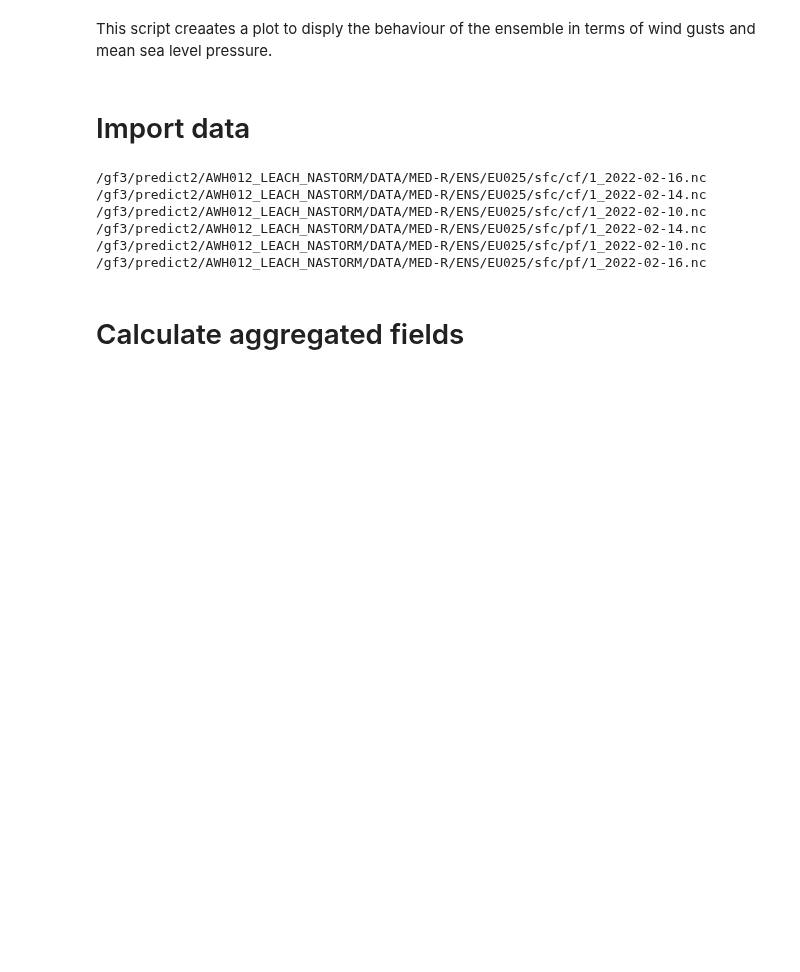
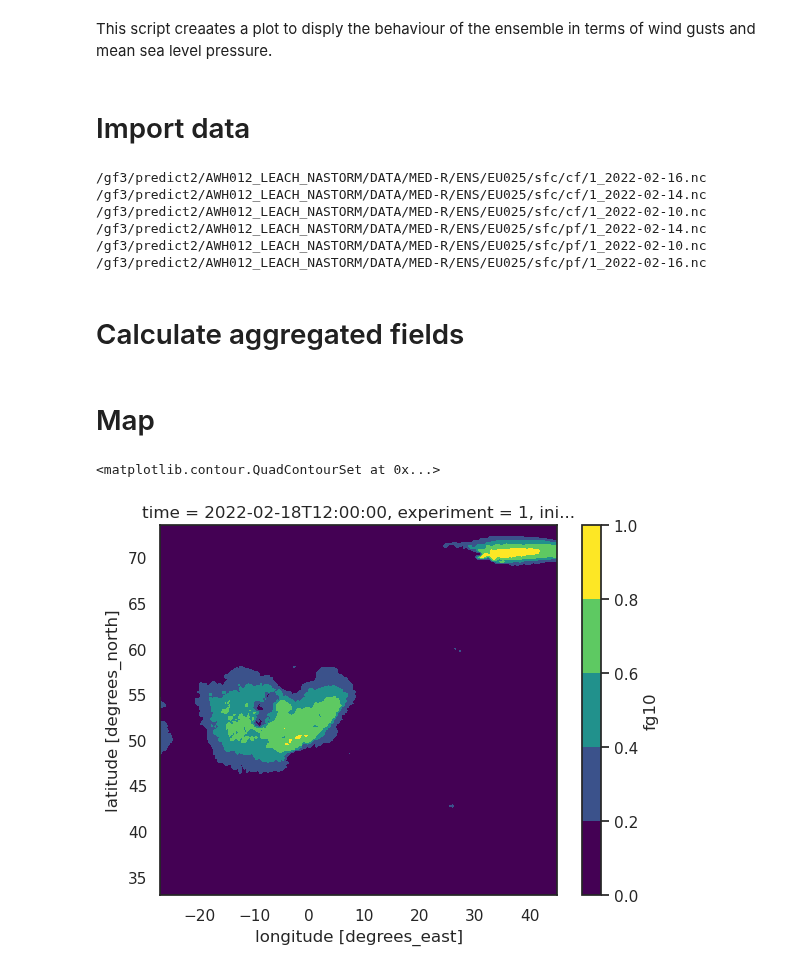
Before and after one commit to shirin-ermis/Storm_Eunice, a Jupyter notebook: notebooks/06_wind_threshold_execeedance.ipynb, the cells around one changed output. Cells and saved outputs as stored; diff of their text form; code cells hidden in the pictures; blank space fills up the shorter version.

Commit message:
WInd threshold exceedance plot added for all inis

```diff
--- a/notebooks/06_wind_threshold_execeedance.ipynb
+++ b/notebooks/06_wind_threshold_execeedance.ipynb
@@ -69,0 +69,5 @@ ensfrac_fg10 = eps.sel(time = '2022-02-18 12').count(dim = 'number').squueze()
+# %%
+eps_friday = eps.sel(time = '2022-02-18 12')
+enscount_fg10 = eps_friday.where(eps_friday.fg10 >= 22).count(dim = 'number').squeeze()
+# %% [markdown]
+# Map
@@ -69,0 +81,6 @@ ensfrac_fg10 = eps.sel(time = '2022-02-18 12').count(dim = 'number').squueze()
+# %%
+test = enscount_fg10.sel(inidate = inidate).fg10/51
+test.plot.contourf()
+# %% [output]
+<matplotlib.contour.QuadContourSet at 0x...>
+[figure, added]
```
Also changed, not shown: parts of 3 cells of this notebook, 6 other files.
